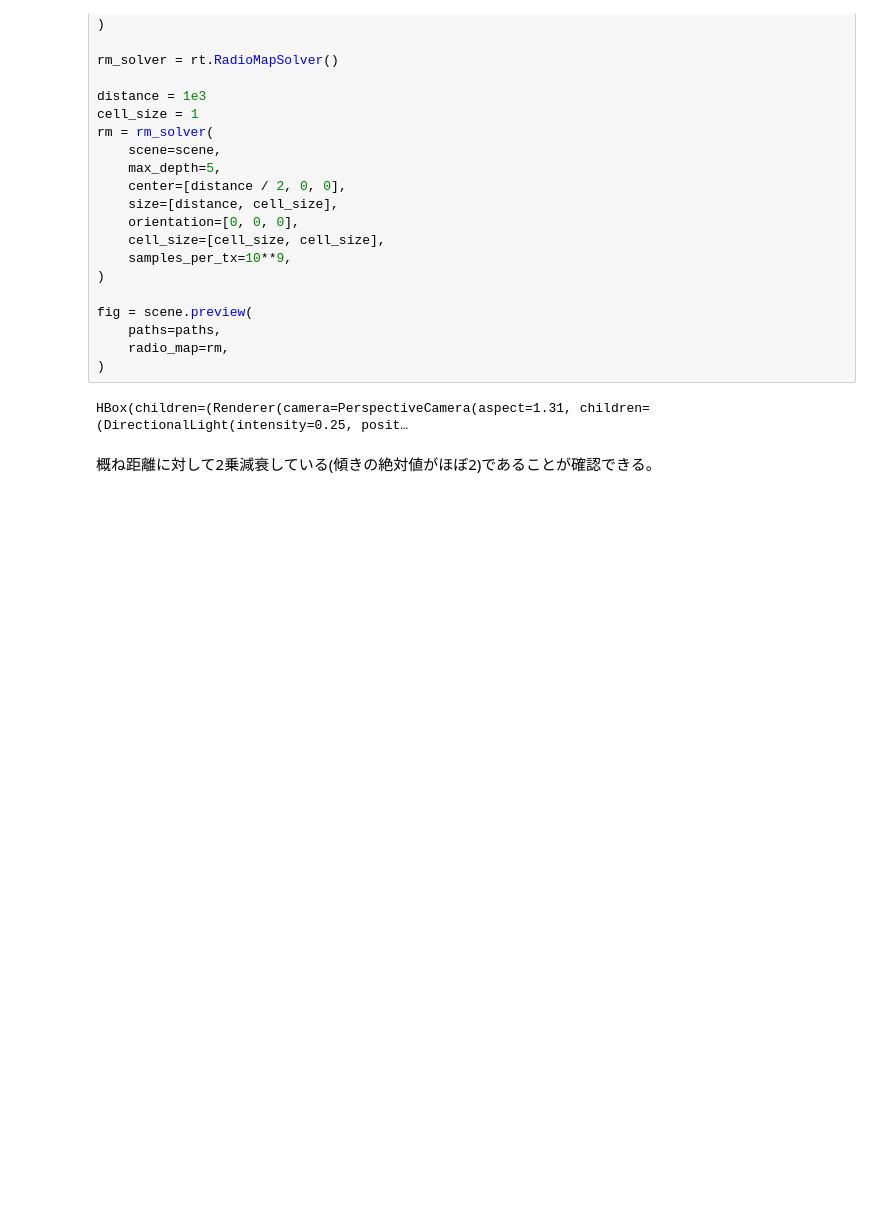
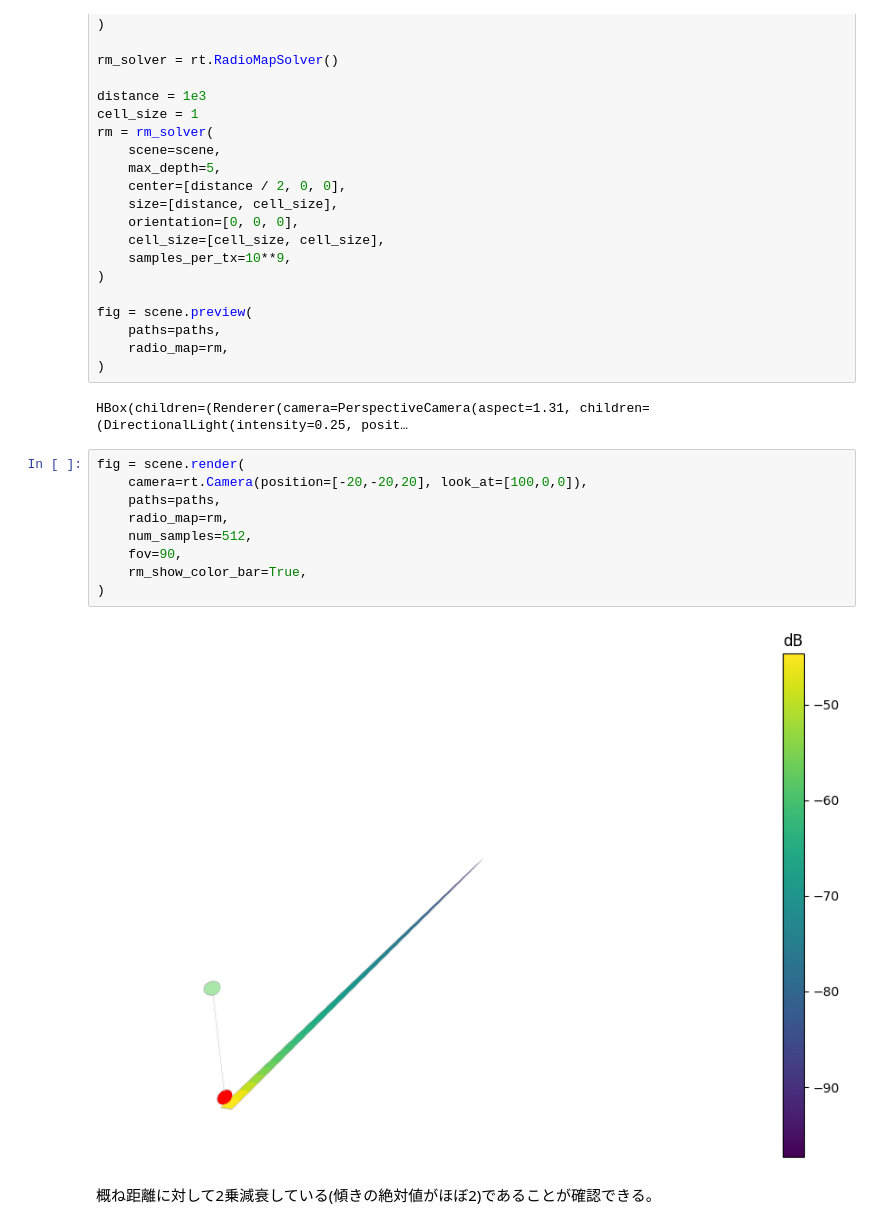
Before and after one commit to ReiRev/Basics-of-Radio-Propagation-for-Digital-Mobile-Communications-with-Jupyter, a Jupyter notebook: notebook/2-無線伝送の基本式/sionna/2.1.friss_transmission_equation.ipynb, the cells around one changed output. Drawn from its saved outputs; the diff is of its cells as text; blank space fills up the shorter version.

```diff
--- a/notebook/2-無線伝送の基本式/sionna/2.1.friss_transmission_equation.ipynb
+++ b/notebook/2-無線伝送の基本式/sionna/2.1.friss_transmission_equation.ipynb
@@ -82,6 +82,17 @@ fig = scene.preview(
 )
 # %% [output]
 HBox(children=(Renderer(camera=PerspectiveCamera(aspect=1.31, children=(DirectionalLight(intensity=0.25, posit…
+# %%
+fig = scene.render(
+    camera=rt.Camera(position=[-20,-20,20], look_at=[100,0,0]),
+    paths=paths,
+    radio_map=rm,
+    num_samples=512,
+    fov=90,
+    rm_show_color_bar=True,
+)
+# %% [output]
+[figure, added]
 # %% [markdown]
 概ね距離に対して2乗減衰している(傾きの絶対値がほぼ2)であることが確認できる。
 # %%
```
Also changed, not shown: 7 other files.
